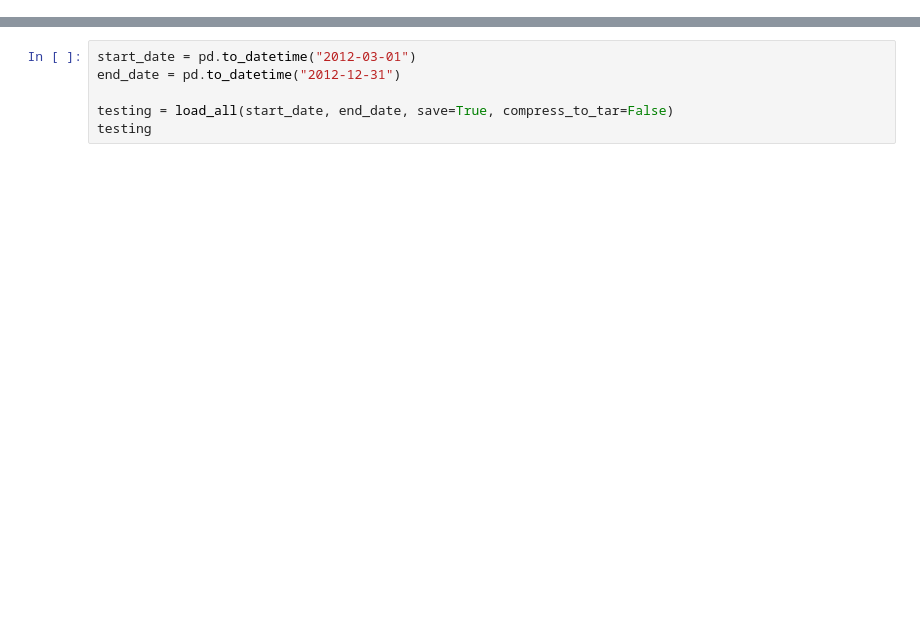
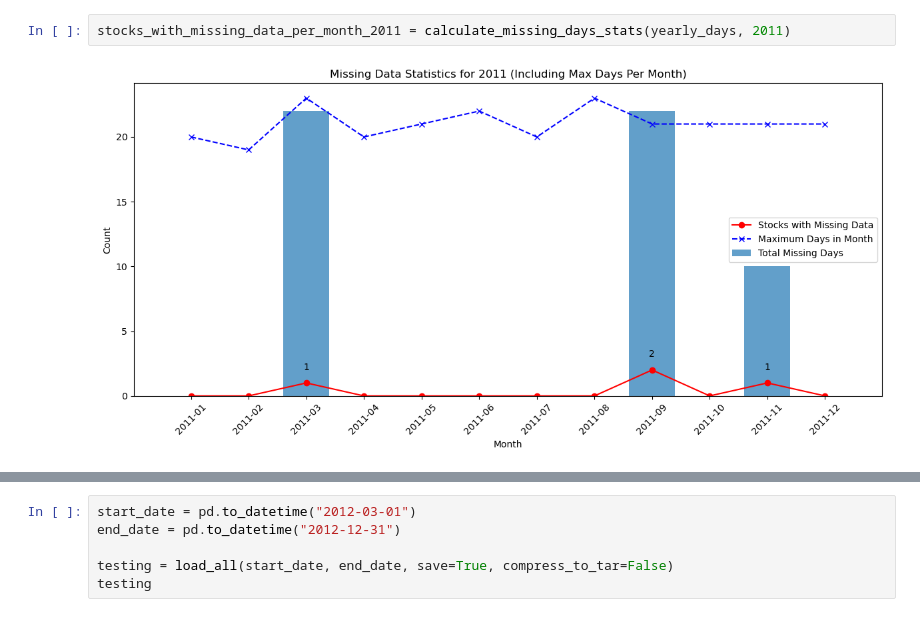
Before and after one commit to PH-14/FBD_2024_GroupE, a Jupyter notebook: uploading.ipynb, the cells around one changed output, grey strips where cells are left out. Saved outputs shown, nothing was run; the diff lists cells and outputs as text; blank space fills up the shorter version.

```diff
--- a/uploading.ipynb
+++ b/uploading.ipynb
@@ -4,0 +45,4 @@ from data_exploration import *
+# %%
+stocks_with_missing_data_per_month_2011 = calculate_missing_days_stats(yearly_days, 2011)
+# %% [output]
+[figure, added]
```
Also changed, not shown: parts of 13 cells of this notebook, 15 other files.
